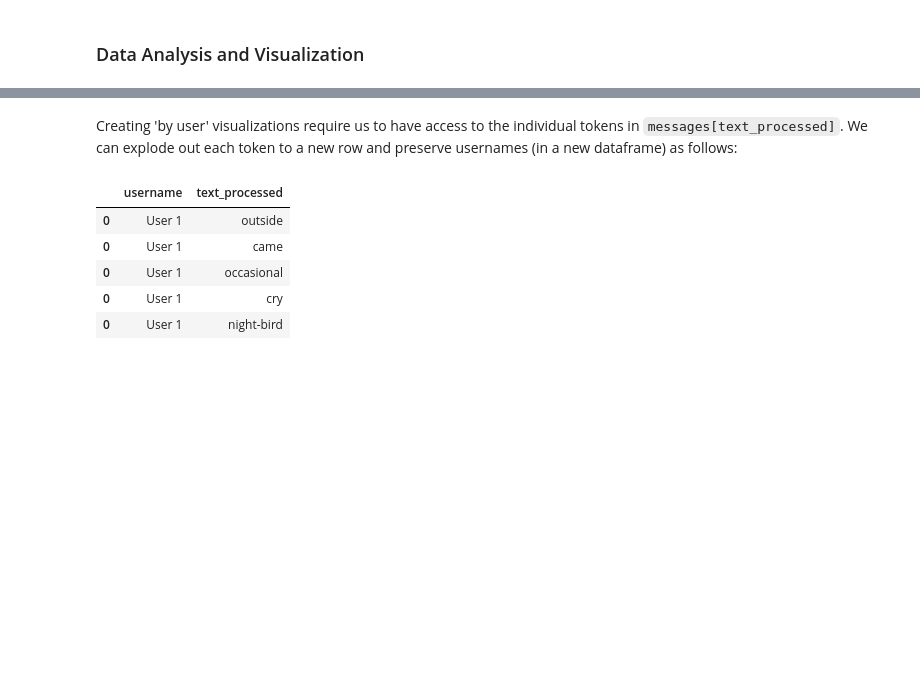
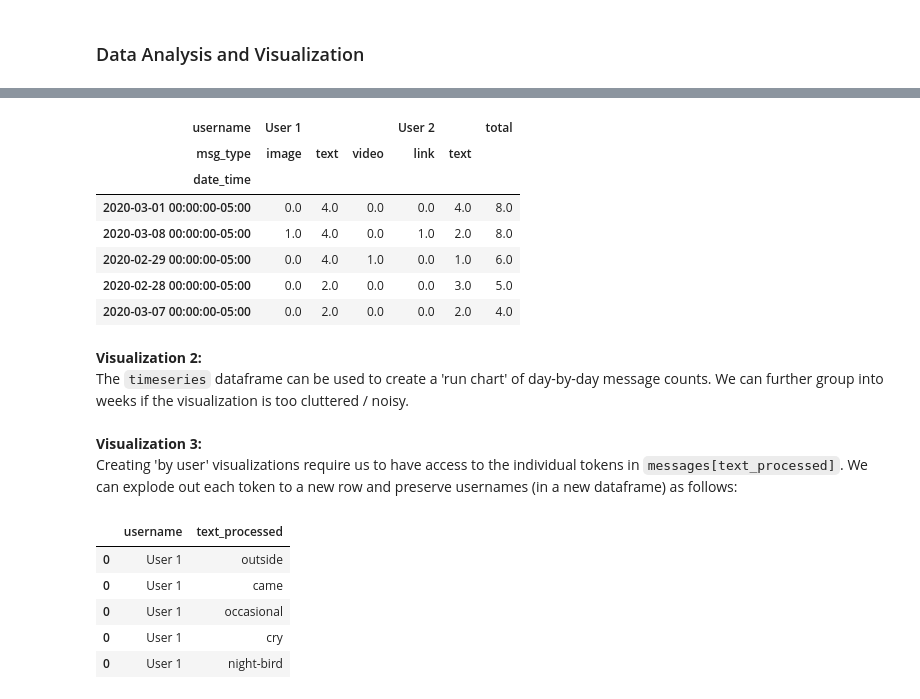
Before and after one commit to shenal-siri/WhatsApp-Chat-Viz, a Jupyter notebook: Chat-History-Prototyping.ipynb, the cells around one changed output, grey strips where cells are left out. Cells and saved outputs as stored; diff of their text form; code cells hidden in the pictures; blank space fills up the shorter version.

```diff
--- a/Chat-History-Prototyping.ipynb
+++ b/Chat-History-Prototyping.ipynb
@@ -132,10 +132,10 @@ messages.iloc[7:11]
 # %% [markdown]
 Let's leverage Python's `datetime` module to convert our date_time column from a string to handy datetime objects (localized in my case to Toronto, Canada).
 # %%
-local_timezone = timezone('America/Toronto')
+LOCAL_TIMEZONE = timezone('America/Toronto')
 # %%
 messages['date_time'] = messages['date_time'].apply(lambda x: dt.datetime.strptime(x, '%Y-%m-%d, %I:%M:%S %p'))
-messages['date_time'] = messages['date_time'].apply(lambda x: local_timezone.localize(x))
+messages['date_time'] = messages['date_time'].apply(lambda x: LOCAL_TIMEZONE.localize(x))
 messages.head()
 # %% [output]
 |  | text_raw | date_time | username |
@@ -472,0 +491,8 @@ Let's keep track of which dataframes can be used for each vizualization - and cr
+# %%
+# Pivot
+timeseries_raw = pd.pivot_table(messages,
+                                values='text_processed',
+                                index='date_time',
+                                columns=['username', 'msg_type'],
+                                aggfunc=len).fillna(0)
+timeseries_raw.head()
@@ -473,4 +508,23 @@ Let's keep track of which dataframes can be used for each vizualization - and cr
+# %%
+# Resample datafraame by day, create total column, and sort from most to least messages
+timeseries = timeseries_raw.resample('D').sum()
+timeseries['total'] = timeseries.sum(axis=1)
+timeseries.sort_values(by='total', ascending=False, inplace=True)
+timeseries.head()
+# %% [output]
+| username | User 1 |  |  | User 2 |  | total |
+| msg_type | image | text | video | link | text |  |
+| date_time |  |  |  |  |  |  |
+| 2020-03-01 00:00:00-05:00 | 0.0 | 4.0 | 0.0 | 0.0 | 4.0 | 8.0 |
+| 2020-03-08 00:00:00-05:00 | 1.0 | 4.0 | 0.0 | 1.0 | 2.0 | 8.0 |
+| 2020-02-29 00:00:00-05:00 | 0.0 | 4.0 | 1.0 | 0.0 | 1.0 | 6.0 |
+| 2020-02-28 00:00:00-05:00 | 0.0 | 2.0 | 0.0 | 0.0 | 3.0 | 5.0 |
+| 2020-03-07 00:00:00-05:00 | 0.0 | 2.0 | 0.0 | 0.0 | 2.0 | 4.0 |
+# %% [markdown]
+**Visualization 2:**<br>
+The `timeseries` dataframe can be used to create a 'run chart' of day-by-day message counts. We can further group into weeks if the visualization is too cluttered / noisy.
 # %% [markdown]
+**Visualization 3:**<br>
 Creating 'by user' visualizations require us to have access to the individual tokens in `messages[text_processed]`. We can explode out each token to a new row and preserve usernames (in a new dataframe) as follows:
 # %%
 text_expanded = messages[['username','text_processed']].explode('text_processed').dropna()
```
Also changed, not shown: parts of 11 cells of this notebook.
